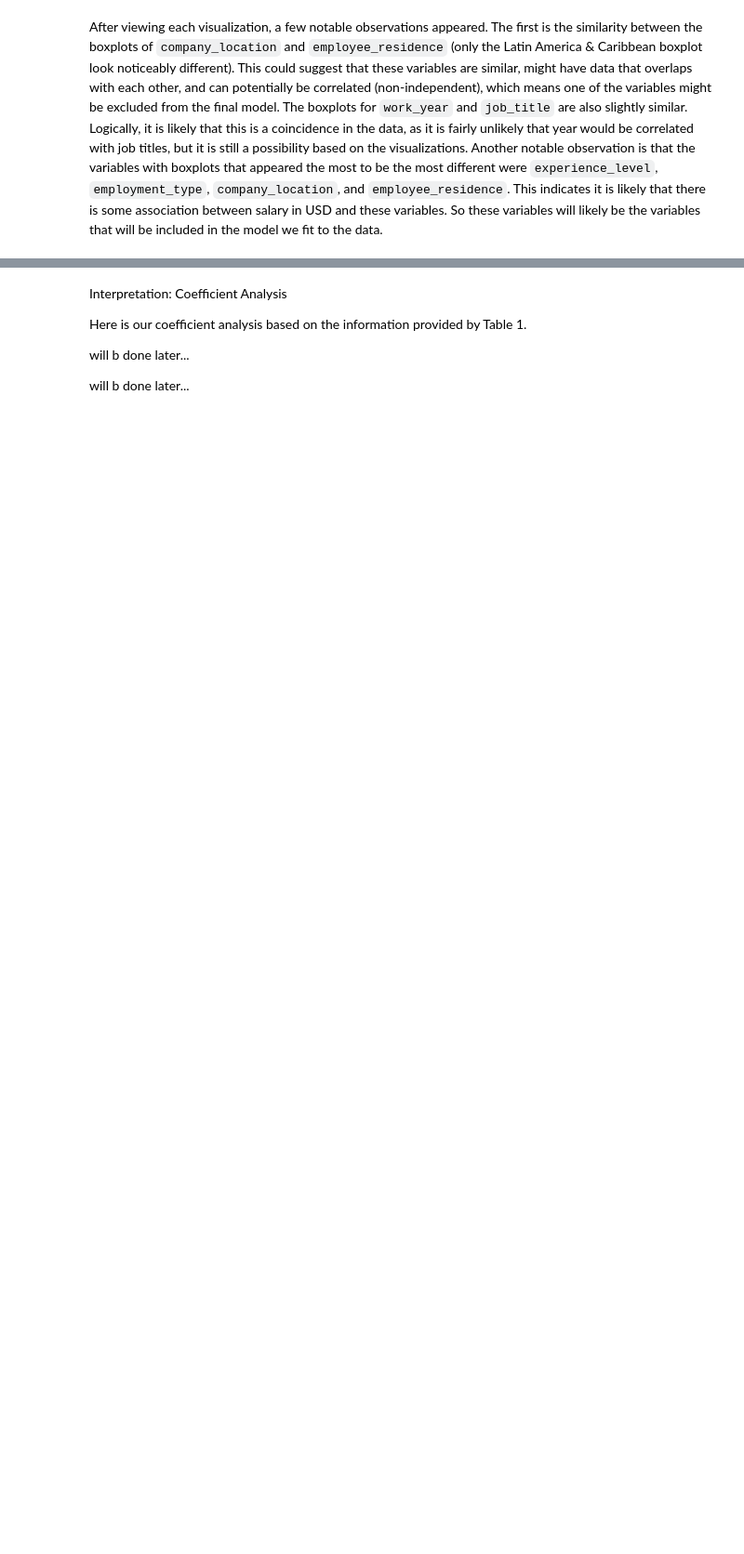
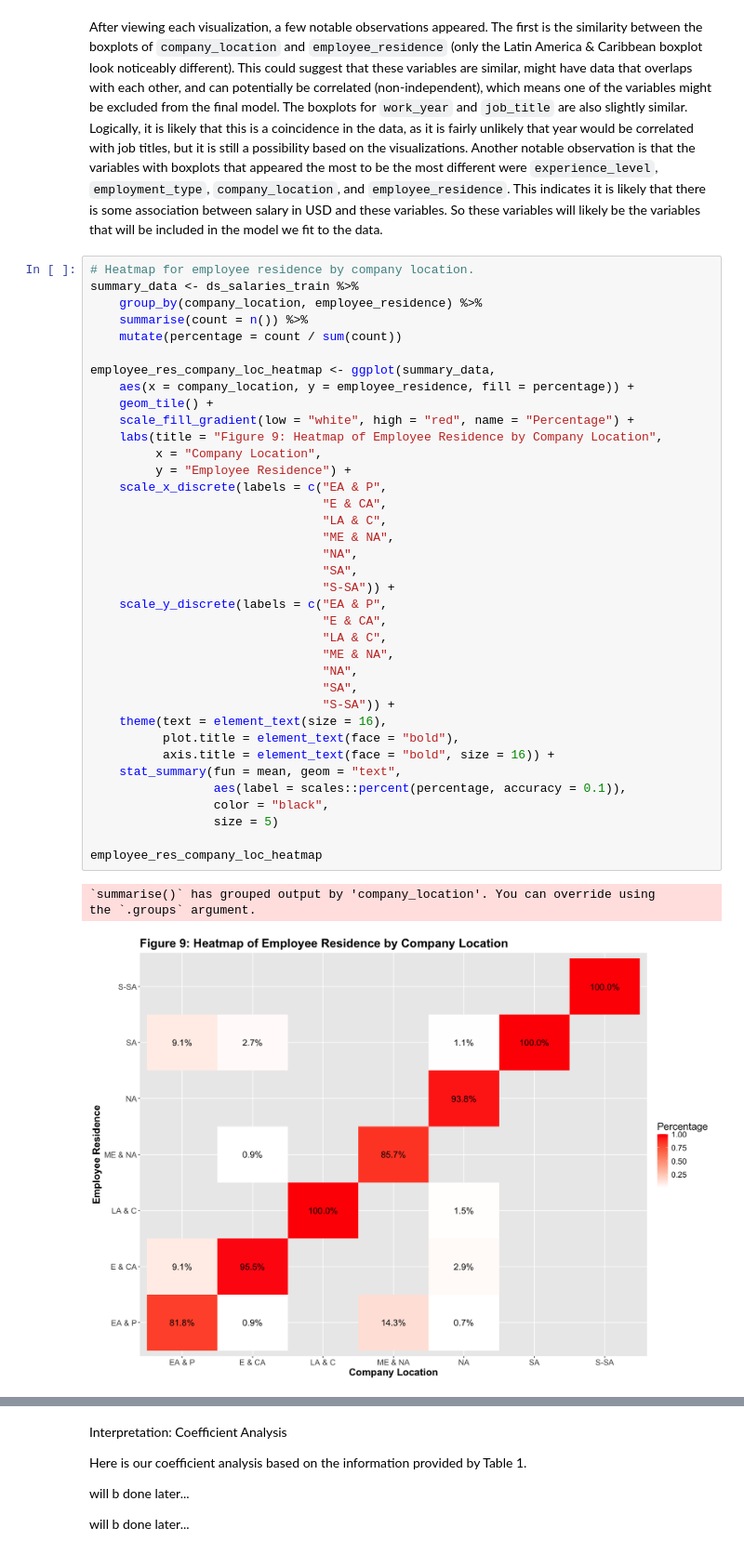
Before and after one commit to 1zhoueri/stat-301-project, a Jupyter notebook: Group_Project.ipynb, the cells around one changed output, grey strips where cells are left out. Shown at 93% size. Saved outputs shown, nothing was run; the diff lists cells and outputs as text; blank space fills up the shorter version.

```diff
--- a/Group_Project.ipynb
+++ b/Group_Project.ipynb
@@ -517,2 +504,43 @@ salary_in_company_size_boxplots
 # %% [markdown]
 After viewing each visualization, a few notable observations appeared. The first is the similarity between the boxplots of `company_location` and `employee_residence` (only the Latin America & Caribbean boxplot look noticeably different). This could suggest that these variables are similar, might have data that overlaps with each other, and can potentially be correlated (non-independent), which means one of the variables might be excluded from the final model. The boxplots for `work_year` and `job_title` are also slightly similar. Logically, it is likely that this is a coincidence in the data, as it is fairly unlikely that year would be correlated with job titles, but it is still a possibility based on the visualizations. Another notable observation is that the variables with boxplots that appeared the most to be the most different were `experience_level`, `employment_type`, `company_location`, and `employee_residence`. This indicates it is likely that there is some association between salary in USD and these variables. So these variables will likely be the variables that will be included in the model we fit to the data.
+# %%
+# Heatmap for employee residence by company location.
+summary_data <- ds_salaries_train %>%
+    group_by(company_location, employee_residence) %>%
+    summarise(count = n()) %>%
+    mutate(percentage = count / sum(count))
+
+employee_res_company_loc_heatmap <- ggplot(summary_data,
+    aes(x = company_location, y = employee_residence, fill = percentage)) +
+    geom_tile() +
+    scale_fill_gradient(low = "white", high = "red", name = "Percentage") +
+    labs(title = "Figure 9: Heatmap of Employee Residence by Company Location",
+         x = "Company Location",
+         y = "Employee Residence") +
+    scale_x_discrete(labels = c("EA & P",
+                                "E & CA",
+                                "LA & C",
+                                "ME & NA",
+                                "NA",
+                                "SA",
+                                "S-SA")) +
+    scale_y_discrete(labels = c("EA & P",
+                                "E & CA",
+                                "LA & C",
+                                "ME & NA",
+                                "NA",
+                                "SA",
+                                "S-SA")) +
+    theme(text = element_text(size = 16),
+          plot.title = element_text(face = "bold"),
+          axis.title = element_text(face = "bold", size = 16)) +
+    stat_summary(fun = mean, geom = "text",
+                 aes(label = scales::percent(percentage, accuracy = 0.1)),
+                 color = "black",
+                 size = 5)
+
+employee_res_company_loc_heatmap
+# %% [output]
+`summarise()` has grouped output by 'company_location'. You can override using
+the `.groups` argument.
+[figure, added]
```
Also changed, not shown: parts of 15 cells of this notebook.
